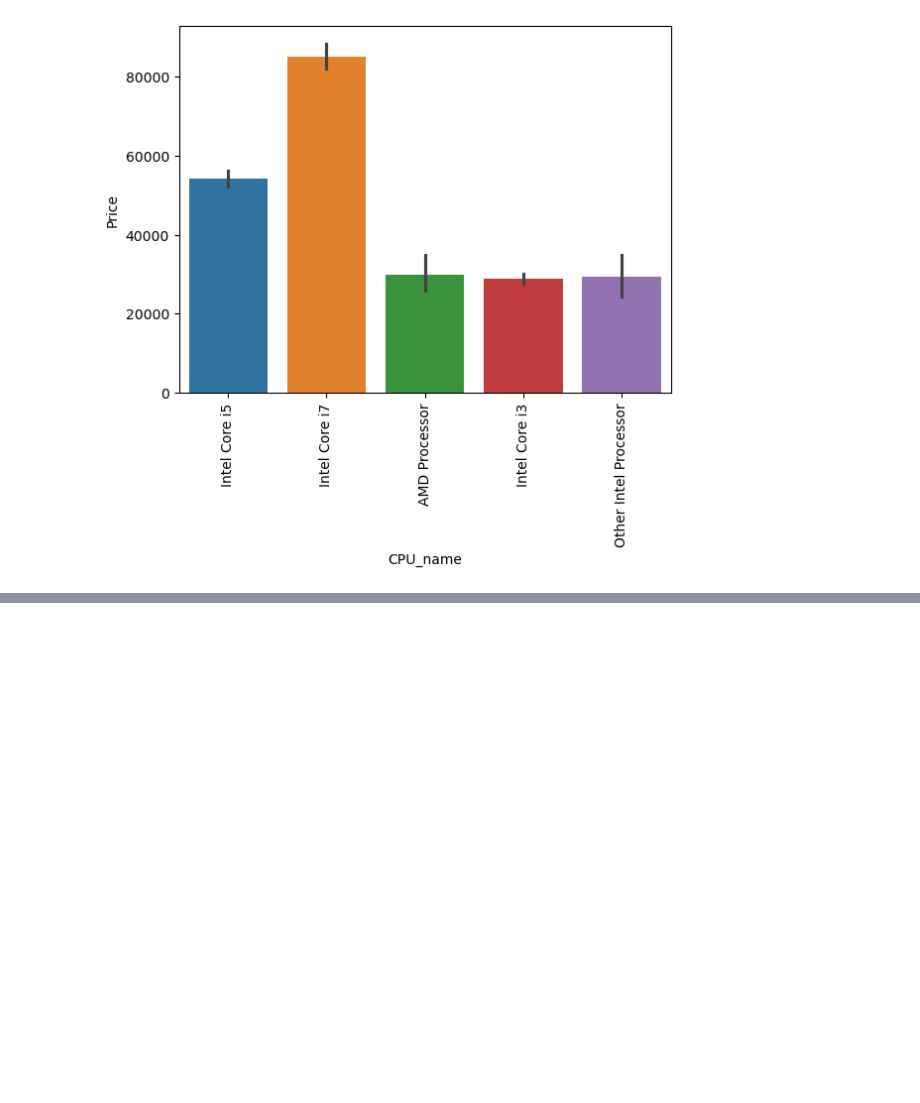
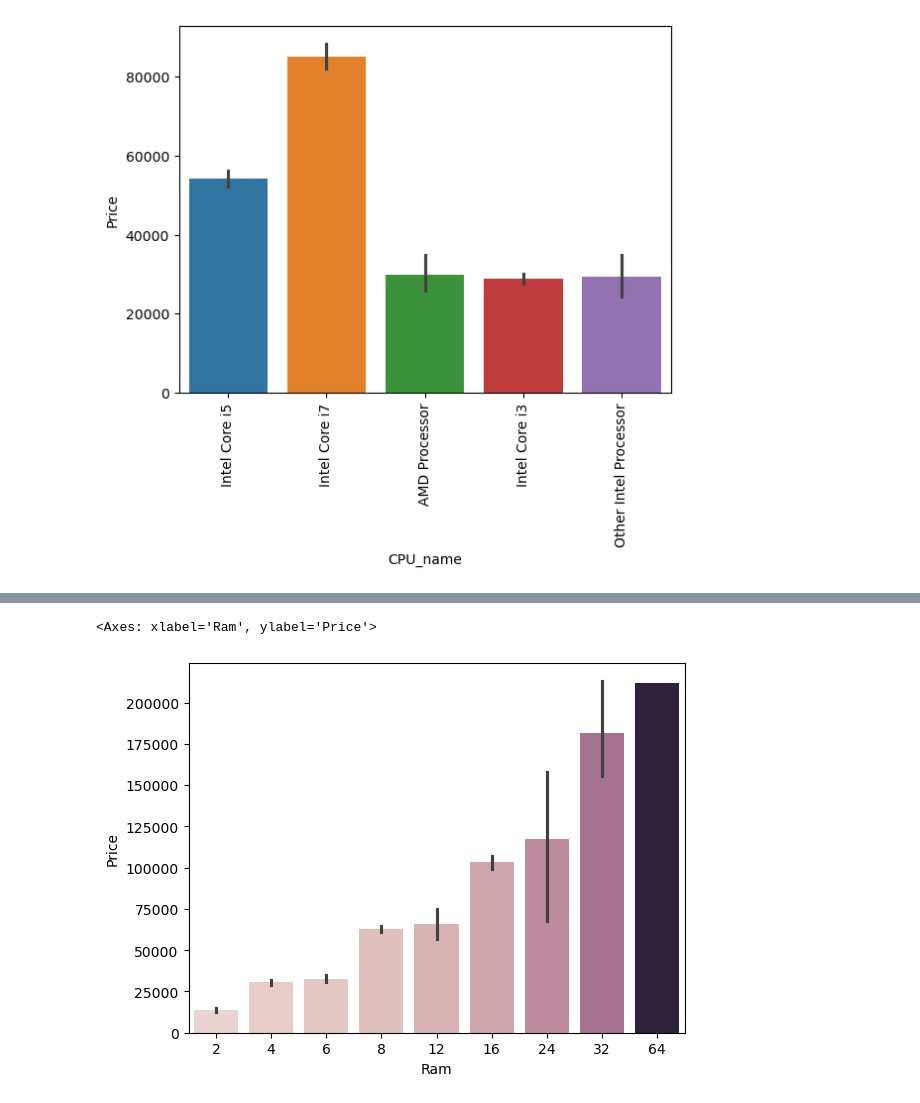
Before and after one commit to devloopcode/laptop_price_predictor, a Jupyter notebook: laptop_price_predicted.ipynb, the cells around one changed output, grey strips where cells are left out. Saved outputs shown, nothing was run; the diff lists cells and outputs as text; code cells hidden in the pictures; blank space fills up the shorter version.

```diff
--- a/laptop_price_predicted.ipynb
+++ b/laptop_price_predicted.ipynb
@@ -489,0 +496,5 @@ df.head()
+# %%
+sns.barplot(data=df, x='Ram', y=TARGET_COL, hue='Ram', legend=False)
+# %% [output]
+<Axes: xlabel='Ram', ylabel='Price'>
+[figure, added]
```
Also changed, not shown: parts of 9 cells of this notebook.
